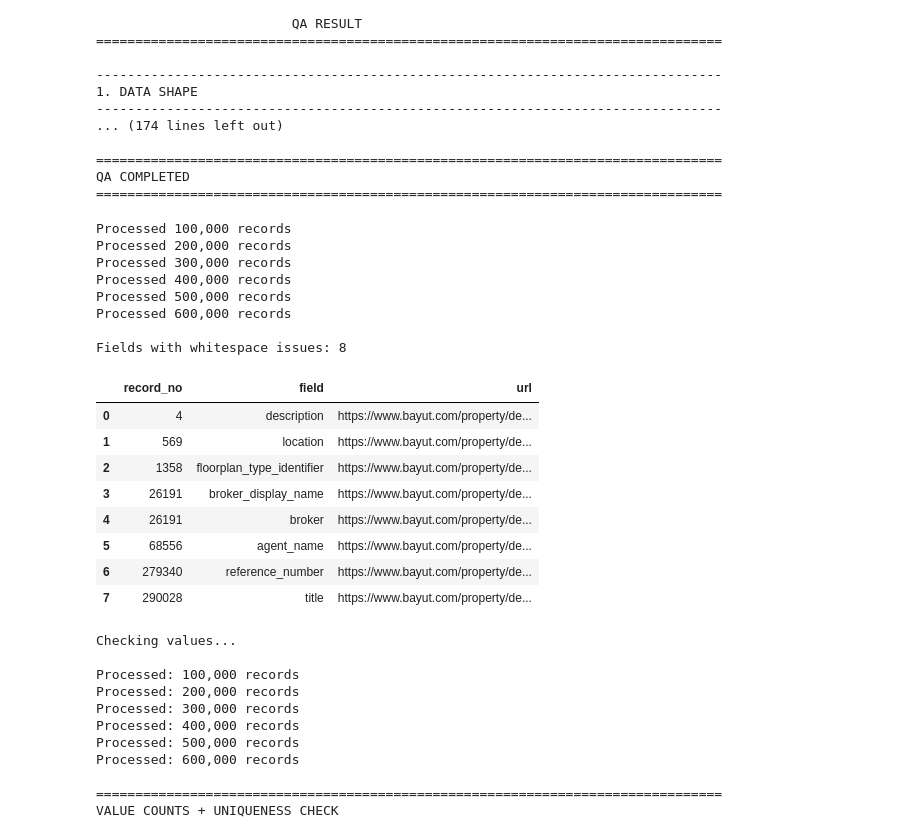
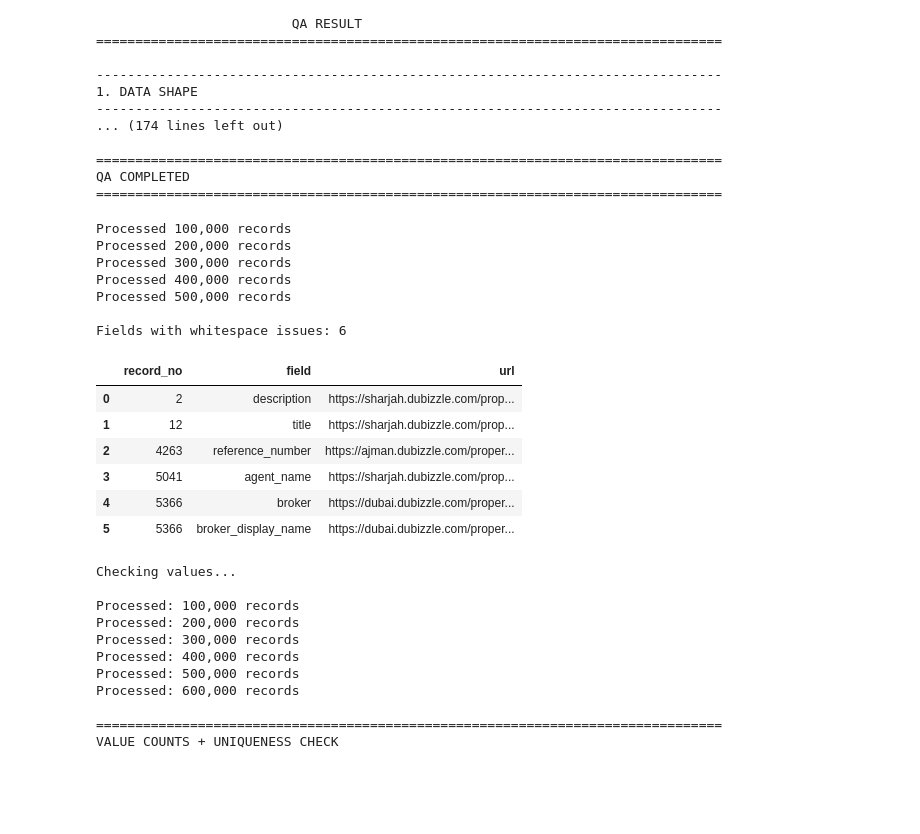
Before and after one commit to Devika-p-das/hw-training, a Jupyter notebook: 2026-08-25/dub.ipynb, the cells around one changed output. Cells and saved outputs as stored; diff of their text form; code cells hidden in the pictures; blank space fills up the shorter version.

```diff
--- a/2026-08-25/dub.ipynb
+++ b/2026-08-25/dub.ipynb
@@ -1,7 +1,12 @@
+# %%
+import pandas as pd
+pd.set_option('display.max_rows', None)
+pd.set_option('display.max_columns', None)
+pd.set_option("display.max_colwidth", None)
 # %%
 import json
 
-file_path = "/home/user/Downloads/bayut_uae_2026_11_02.json"
+file_path = "/home/user/Downloads/bayut_transactions_rented_2026_11_weekly01.json"
 
 
 def stream_json_objects(file_path):
@@ -75,7 +62,7 @@ from collections import Counter
 from urllib.parse import urlsplit
 
 
-file_path = "/home/user/Downloads/bayut_uae_2026_11_02.json"
+file_path = "/home/user/Downloads/dubizzle_uae_2026_11_01.json"
 
 
 # ==================================================
@@ -115,25 +102,8 @@ def stream_json_objects(file_path):
 # Edit this list if your requirement has more fields.
 # ==================================================
 expected_fields = {
-    "id",
-    "listing_id",
-    "url",
-    "broker",
-    "broker_display_name",
-    "category",
-    "sub_category_1",
-    "completion_status",
-    "package_type",
-    "currency",
-    "verified",
-    "published_at",
-    "price_per",
-    "furnished",
-    "bedrooms",
-    "bathrooms",
-    "scraped_ts",
-    "iteration_number",
-    "date"
+url, reference_number, id, broker_display_name, broker, category, category_url, title, property_type, sub_category_1, sub_category_2, depth, description, location, price, currency, price_per, bedrooms, bathrooms, furnished, rera_permit_number, dtcm_licence, scraped_ts, amenities, details, agent_name, number_of_photos, user_id, phone_number, date, iteration_number, published_at, completion_status, ded_license_number, rera_registration_number, latitude, longitude,
+package_type, last_update, listed_by, verified, trakheesi_url
 }
 
 
@@ -745,7 +680,7 @@ $: 4
 import re
 import pandas as pd
 
-file_path = "/home/user/Downloads/emlakjet_tur_2026_11.json"
+file_path = "/home/user/Downloads/dubizzle_uae_2026_11_01.json"
 
 # Store only the first whitespace issue found in each field
 issues = {}
@@ -1384,7 +1325,7 @@ import json
 import re
 import pandas as pd
 
-file_path = "/home/user/Downloads/bayut_uae_2026_11_02.json"
+file_path = "/home/user/Downloads/dubizzle_uae_2026_11_01.json"
 
 
 def stream_json_objects(file_path):
@@ -1440,43 +1381,40 @@ for record_no, record in enumerate(
             issues[field] = {
                 "record_no": record_no,
                 "field": field,
                 "url": record.get("url", "")
             }
 
     if record_no % 100000 == 0:
         print(f"Processed {record_no:,} records")
 
 
 # Display results
 result = pd.DataFrame(
     issues.values(),
     columns=["record_no", "field", "url"]
 )
 
 print(f"\nFields with whitespace issues: {len(result)}")
 
 if not result.empty:
     display(result)
 else:
     print("✓ No whitespace issues found.")
 # %% [output]
 Processed 100,000 records
 Processed 200,000 records
 Processed 300,000 records
 Processed 400,000 records
 Processed 500,000 records
-Processed 600,000 records
 
-Fields with whitespace issues: 8
+Fields with whitespace issues: 6
 |  | record_no | field | url |
-| 0 | 4 | description | https://www.bayut.com/property/de... |
-| 1 | 569 | location | https://www.bayut.com/property/de... |
-| 2 | 1358 | floorplan_type_identifier | https://www.bayut.com/property/de... |
-| 3 | 26191 | broker_display_name | https://www.bayut.com/property/de... |
-| 4 | 26191 | broker | https://www.bayut.com/property/de... |
-| 5 | 68556 | agent_name | https://www.bayut.com/property/de... |
-| 6 | 279340 | reference_number | https://www.bayut.com/property/de... |
-| 7 | 290028 | title | https://www.bayut.com/property/de... |
+| 0 | 2 | description | https://sharjah.dubizzle.com/prop... |
+| 1 | 12 | title | https://sharjah.dubizzle.com/prop... |
+| 2 | 4263 | reference_number | https://ajman.dubizzle.com/proper... |
+| 3 | 5041 | agent_name | https://sharjah.dubizzle.com/prop... |
+| 4 | 5366 | broker | https://dubai.dubizzle.com/proper... |
+| 5 | 5366 | broker_display_name | https://dubai.dubizzle.com/proper... |
 # %%
 from collections import Counter
 
```
Also changed, not shown: parts of 3 cells of this notebook, 2 other files.
